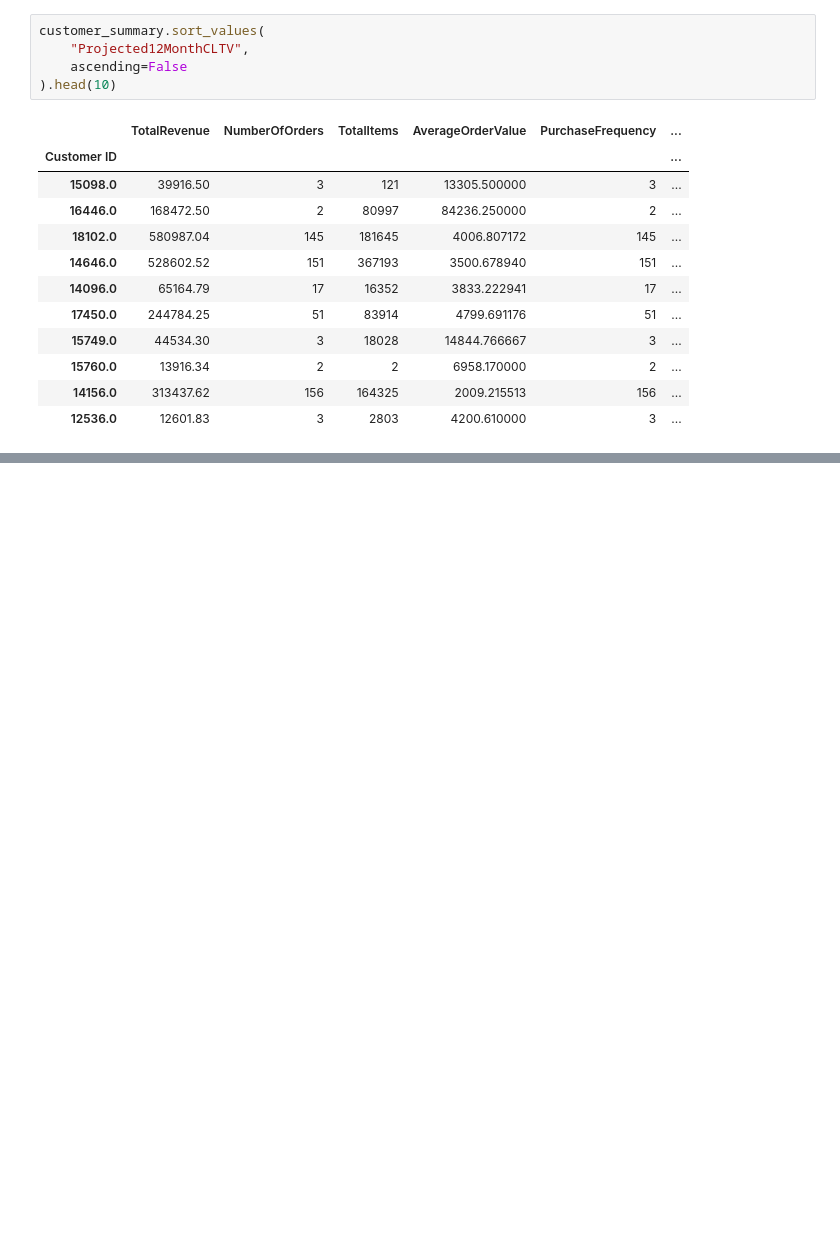
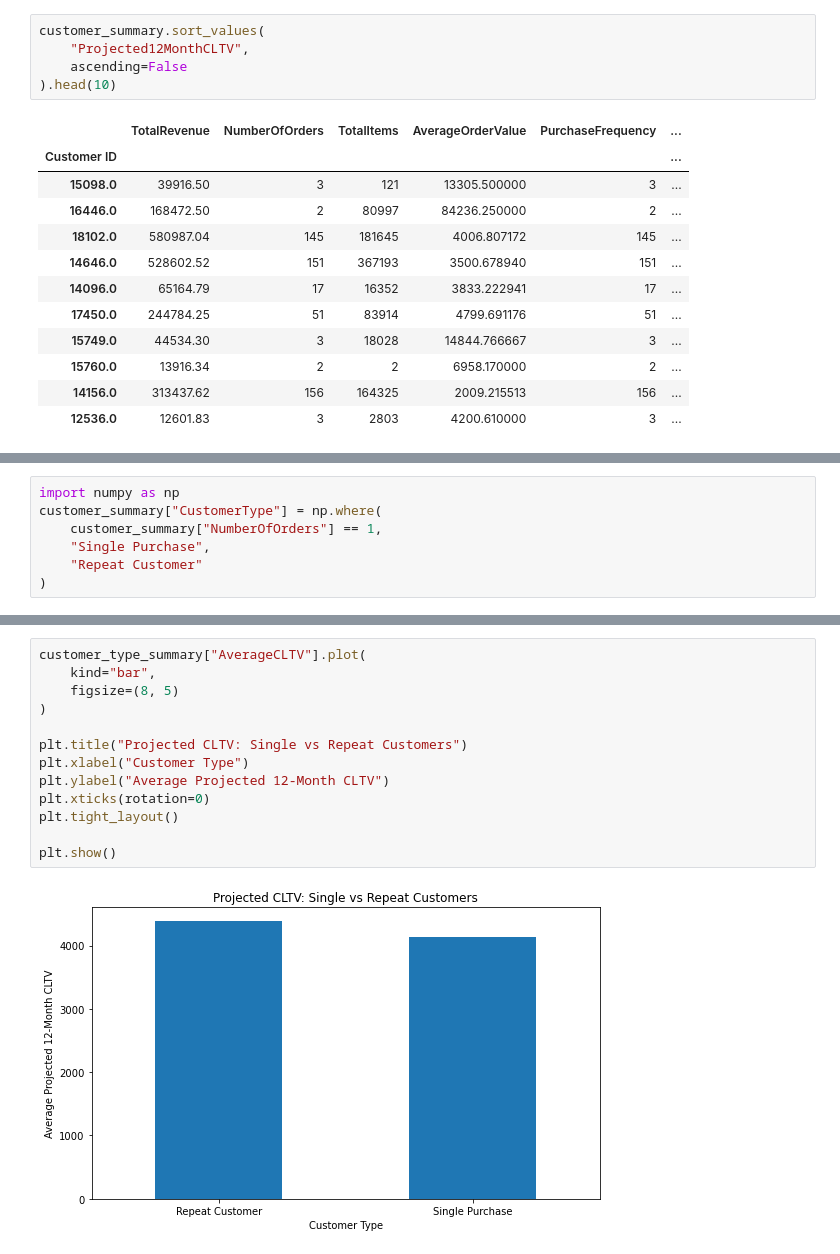
Before and after one commit to Tamoze/SaaS-ECommerce-Cohort-Retention-CLTV-Analysis, a Jupyter notebook: notebooks/week1-datacleaning.ipynb, the cells around one changed output, grey strips where cells are left out. Cells and saved outputs as stored; diff of their text form; blank space fills up the shorter version.

```diff
--- a/notebooks/week1-datacleaning.ipynb
+++ b/notebooks/week1-datacleaning.ipynb
@@ -1127,0 +1294,7 @@ customer_summary.sort_values(
+# %%
+import numpy as np
+customer_summary["CustomerType"] = np.where(
+    customer_summary["NumberOfOrders"] == 1,
+    "Single Purchase",
+    "Repeat Customer"
+)
@@ -1127,0 +1327,15 @@ customer_summary.sort_values(
+# %%
+customer_type_summary["AverageCLTV"].plot(
+    kind="bar",
+    figsize=(8, 5)
+)
+
+plt.title("Projected CLTV: Single vs Repeat Customers")
+plt.xlabel("Customer Type")
+plt.ylabel("Average Projected 12-Month CLTV")
+plt.xticks(rotation=0)
+plt.tight_layout()
+
+plt.show()
+# %% [output]
+[figure, added]
```
Also changed, not shown: parts of 19 cells of this notebook, 3 other files.
